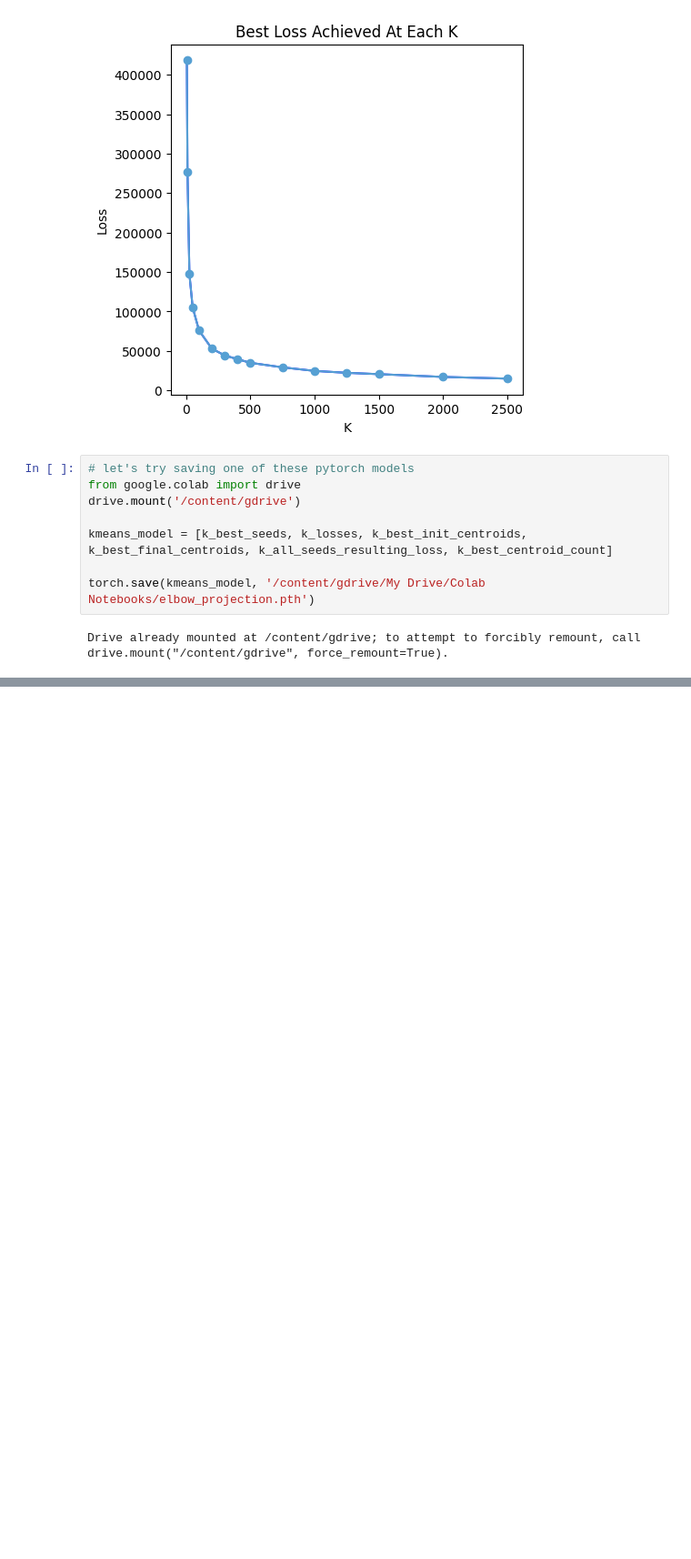
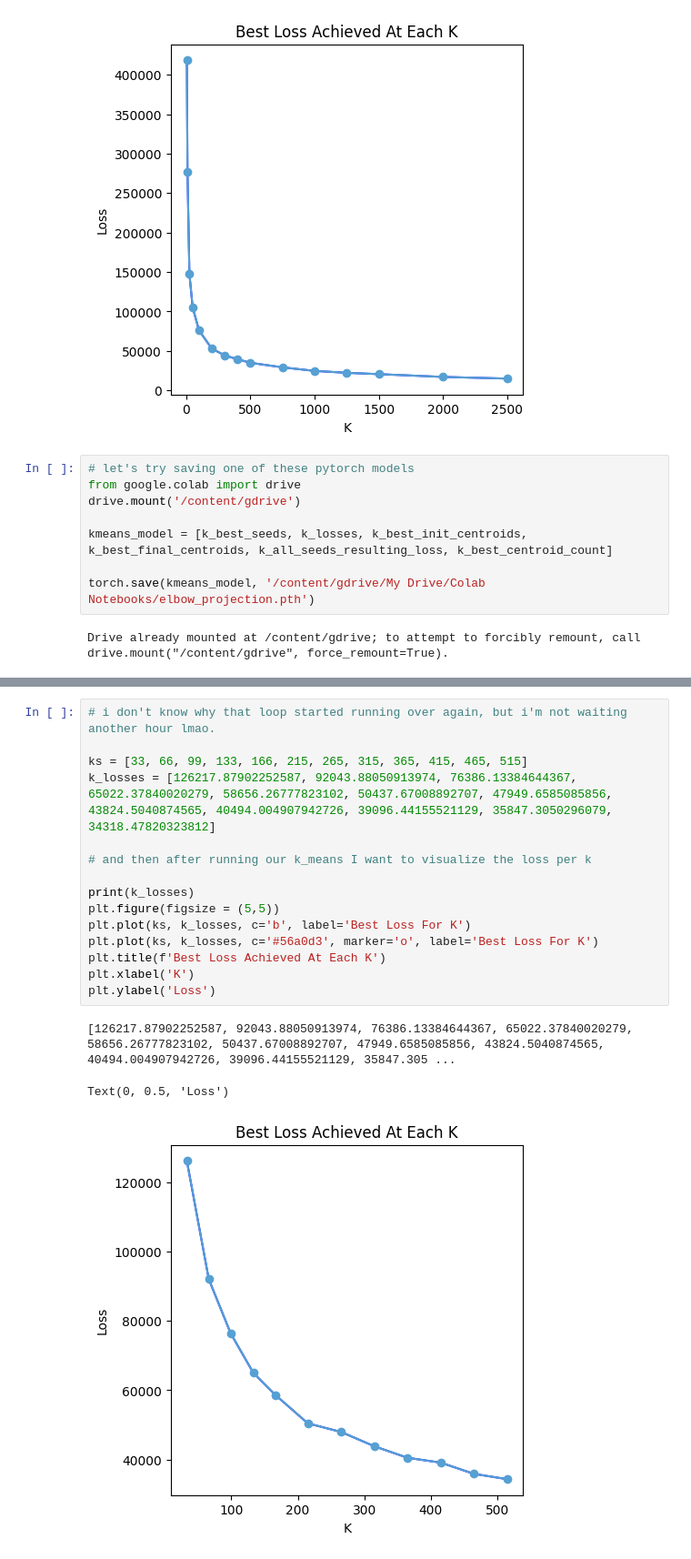
Before and after one commit to Tyrowo/county-population-clustering, a Jupyter notebook: K-Means Clustering.ipynb, the cells around one changed output, grey strips where cells are left out. Shown at 91% size. Cells and saved outputs as stored; diff of their text form; blank space fills up the shorter version.

```diff
--- a/K-Means Clustering.ipynb
+++ b/K-Means Clustering.ipynb
@@ -674,0 +731,19 @@ Drive already mounted at /content/gdrive; to attempt to forcibly remount, call d
+# %%
+# i don't know why that loop started running over again, but i'm not waiting another hour lmao.
+
+ks = [33, 66, 99, 133, 166, 215, 265, 315, 365, 415, 465, 515]
+k_losses = [126217.87902252587, 92043.88050913974, 76386.13384644367, 65022.37840020279, 58656.26777823102, 50437.67008892707, 47949.6585085856, 43824.5040874565, 40494.004907942726, 39096.44155521129, 35847.3050296079, 34318.47820323812]
+
+# and then after running our k_means I want to visualize the loss per k
+
+print(k_losses)
+plt.figure(figsize = (5,5))
+plt.plot(ks, k_losses, c='b', label='Best Loss For K')
+plt.plot(ks, k_losses, c='#56a0d3', marker='o', label='Best Loss For K')
+plt.title(f'Best Loss Achieved At Each K')
+plt.xlabel('K')
+plt.ylabel('Loss')
+# %% [output]
+[126217.87902252587, 92043.88050913974, 76386.13384644367, 65022.37840020279, 58656.26777823102, 50437.67008892707, 47949.6585085856, 43824.5040874565, 40494.004907942726, 39096.44155521129, 35847.305 ...
+Text(0, 0.5, 'Loss')
+[figure, added]
```
Also changed, not shown: parts of 11 cells of this notebook.
